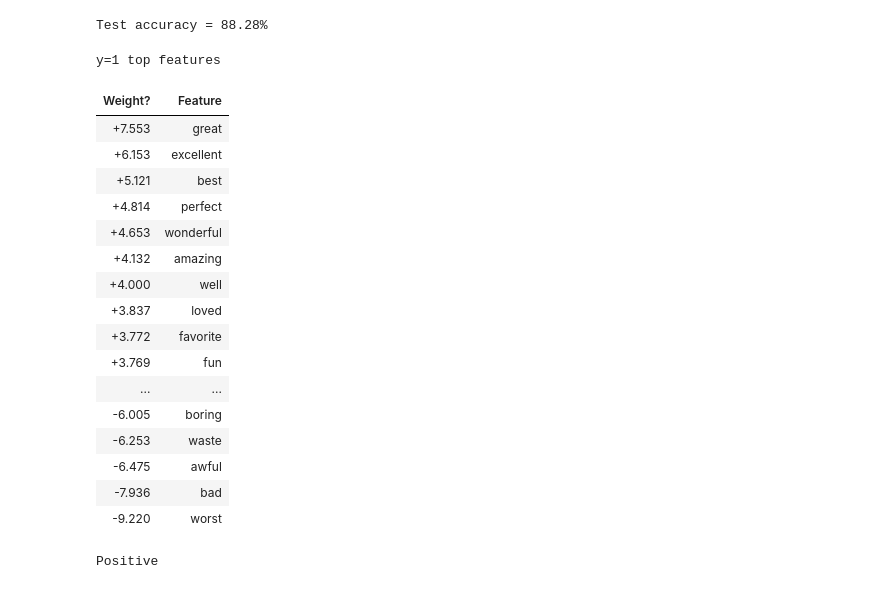
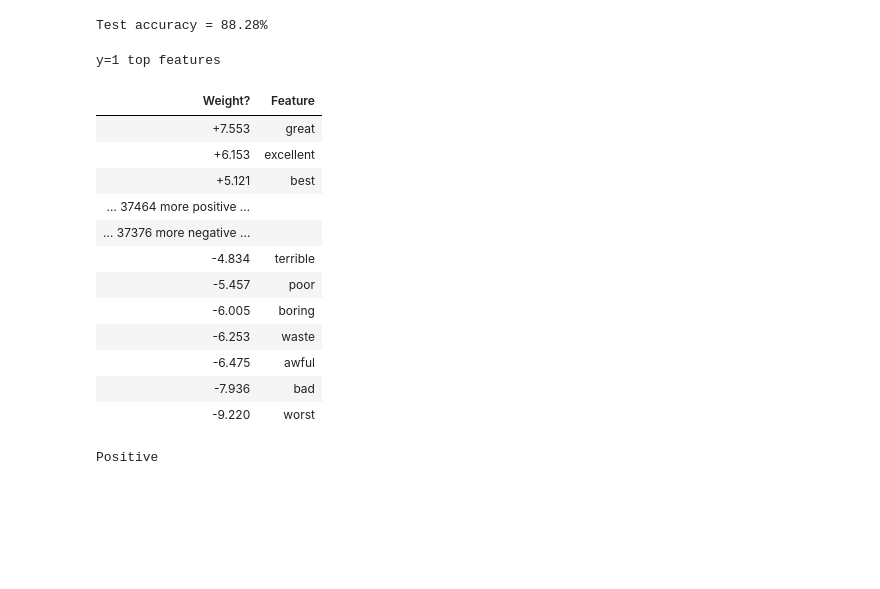
Before and after one commit to juliazhigaryova/NLP, a Jupyter notebook: hw_lesson_6.ipynb, the cells around one changed output. Cells and saved outputs as stored; diff of their text form; code cells hidden in the pictures; blank space fills up the shorter version.

```diff
--- a/hw_lesson_6.ipynb
+++ b/hw_lesson_6.ipynb
@@ -305,21 +290,17 @@ eval_model(model, test_df)
 Test accuracy = 88.28%
 # %%
 import eli5
-eli5.show_weights(classifier, vec=vectorizer, top=40)
+eli5.show_weights(classifier, vec=vectorizer, top=10)
 # %% [output]
 y=1 top features
 | Weight? | Feature |
 | +7.553 | great |
 | +6.153 | excellent |
 | +5.121 | best |
-| +4.814 | perfect |
-| +4.653 | wonderful |
-| +4.132 | amazing |
-| +4.000 | well |
-| +3.837 | loved |
-| +3.772 | favorite |
-| +3.769 | fun |
-| ... | ... |
+| … 37464 more positive … |  |
+| … 37376 more negative … |  |
+| -4.834 | terrible |
+| -5.457 | poor |
 | -6.005 | boring |
 | -6.253 | waste |
 | -6.475 | awful |
```
Also changed, not shown: parts of 28 cells of this notebook.
